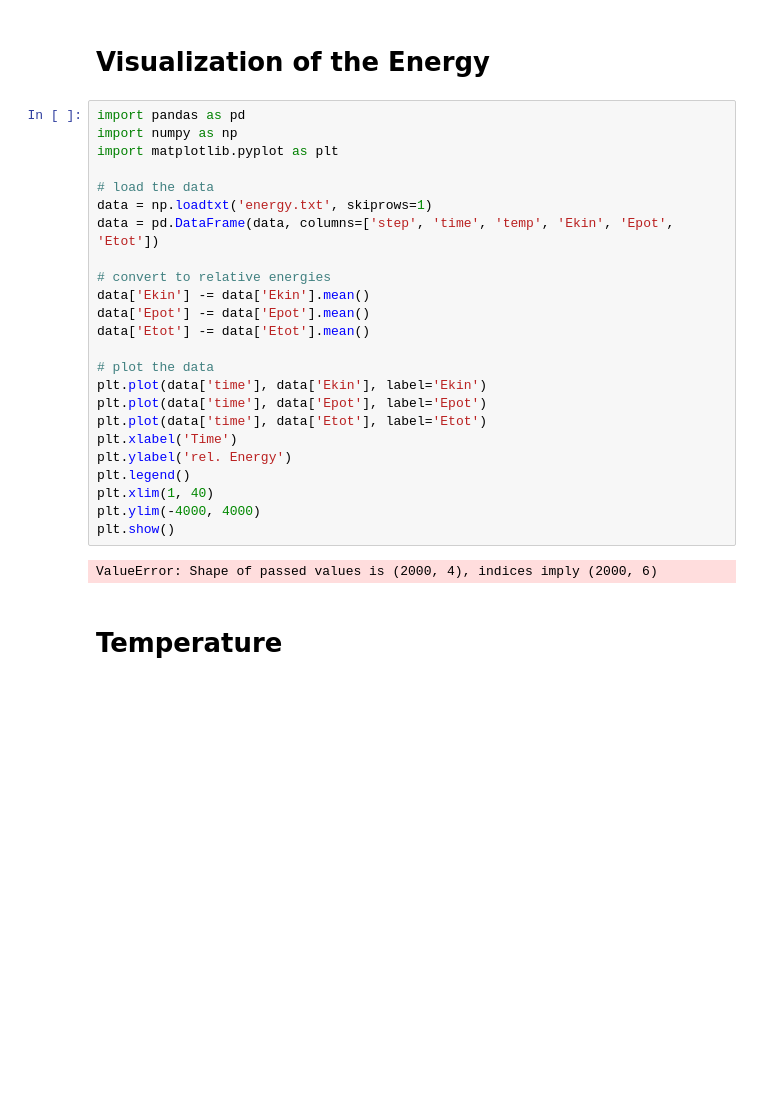
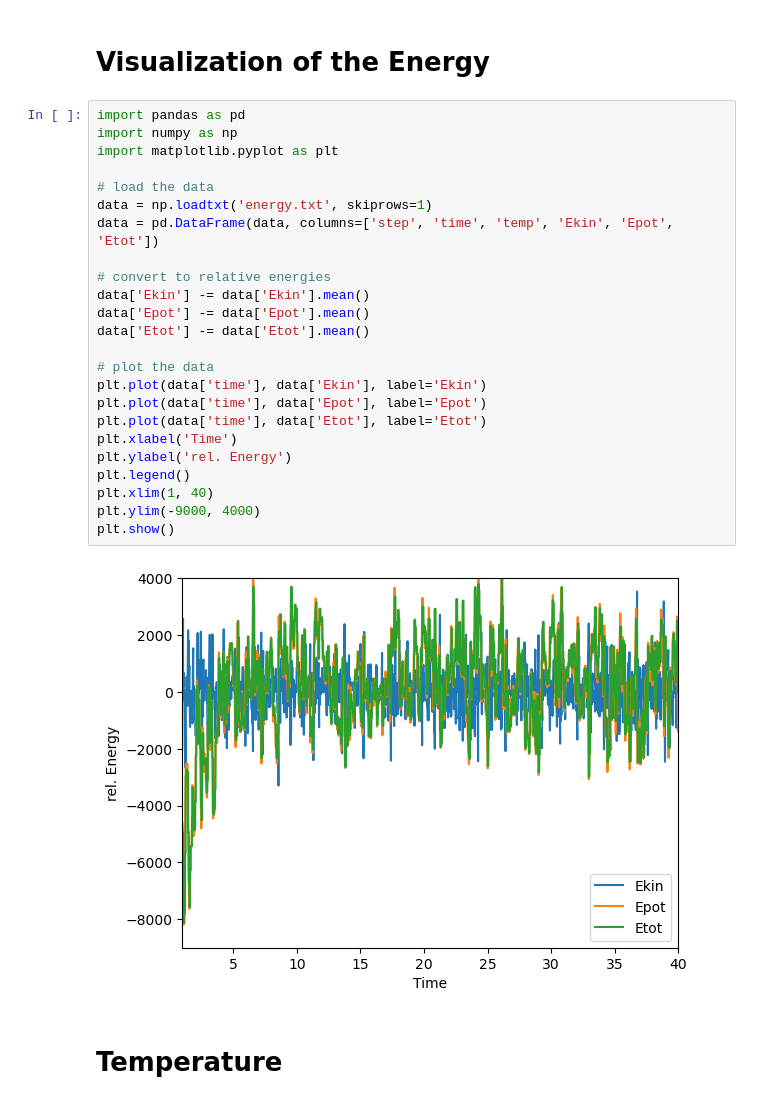
Before and after one commit to Katrin-Drys/WP8_programming, a Jupyter notebook: programs/LJ/evaluation.ipynb, the cells around one changed output. Saved outputs shown, nothing was run; the diff lists cells and outputs as text; blank space fills up the shorter version.

```diff
--- a/programs/LJ/evaluation.ipynb
+++ b/programs/LJ/evaluation.ipynb
@@ -3,29 +3,29 @@
 # %%
 import pandas as pd
 import numpy as np
 import matplotlib.pyplot as plt
 
 # load the data
 data = np.loadtxt('energy.txt', skiprows=1)
 data = pd.DataFrame(data, columns=['step', 'time', 'temp', 'Ekin', 'Epot', 'Etot'])
 
 # convert to relative energies
 data['Ekin'] -= data['Ekin'].mean()
 data['Epot'] -= data['Epot'].mean()
 data['Etot'] -= data['Etot'].mean()
 
 # plot the data
 plt.plot(data['time'], data['Ekin'], label='Ekin')
 plt.plot(data['time'], data['Epot'], label='Epot')
 plt.plot(data['time'], data['Etot'], label='Etot')
 plt.xlabel('Time')
 plt.ylabel('rel. Energy')
 plt.legend()
 plt.xlim(1, 40)
-plt.ylim(-4000, 4000)
+plt.ylim(-9000, 4000)
 plt.show()
 # %% [output]
-ValueError: Shape of passed values is (2000, 4), indices imply (2000, 6)
+[figure, added]
 # %% [markdown]
 # Temperature
 # %%
```
Also changed, not shown: parts of 2 cells of this notebook, 28 other files.
